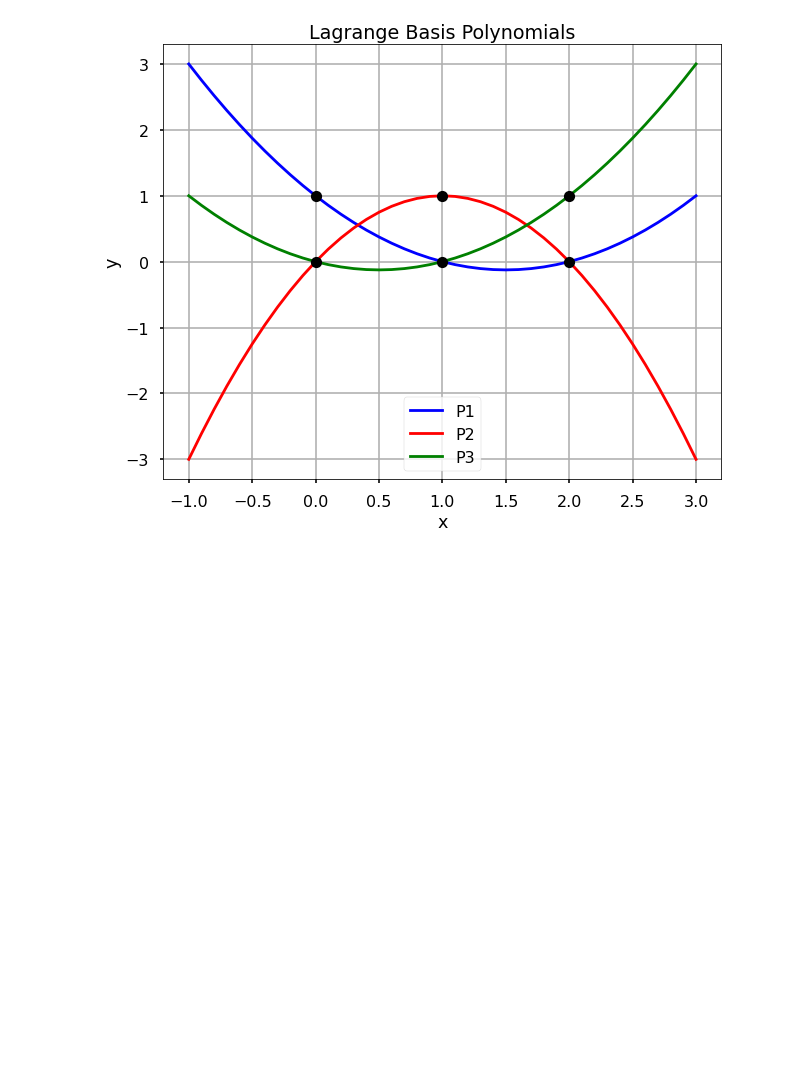
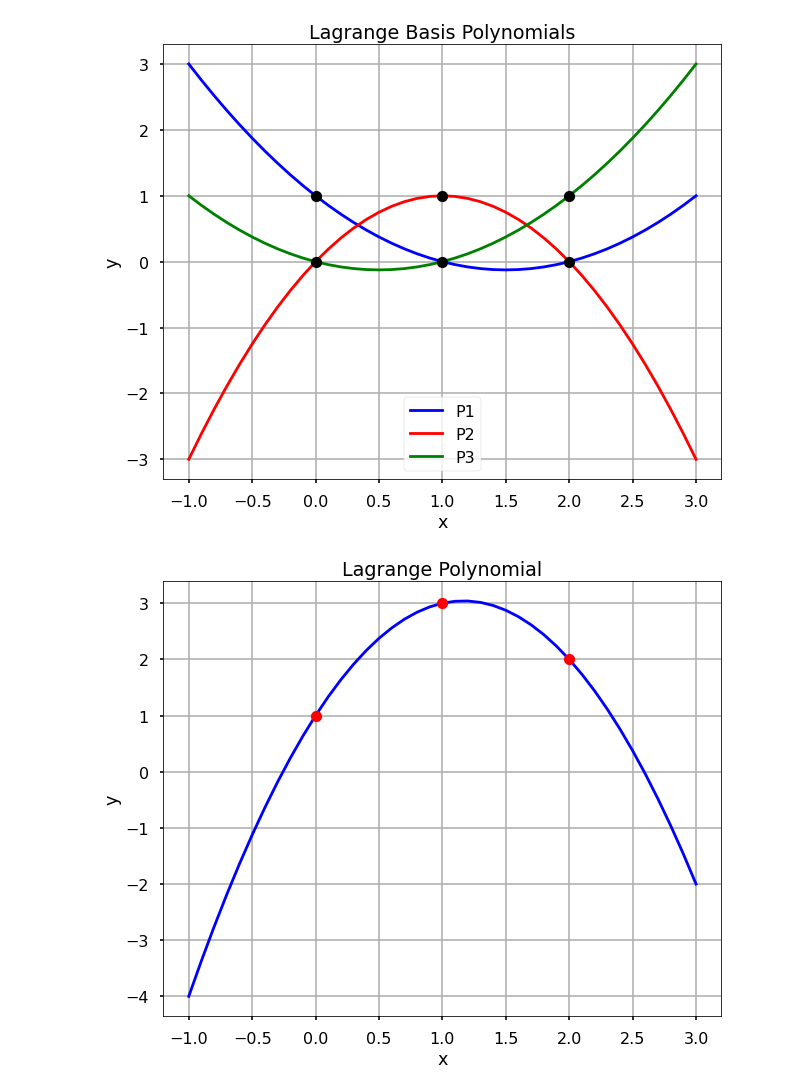
Before and after one commit to mrbarazi-97/numerical-methods, a Jupyter notebook: Lagrange Polynomial Interpolation/Lagrange-Polynomial-Interpolation.ipynb, the cells around one changed output. Cells and saved outputs as stored; diff of their text form; code cells hidden in the pictures; blank space fills up the shorter version.

```diff
--- a/Lagrange Polynomial Interpolation/Lagrange-Polynomial-Interpolation.ipynb
+++ b/Lagrange Polynomial Interpolation/Lagrange-Polynomial-Interpolation.ipynb
@@ -32,3 +31,15 @@ plt.legend()
 plt.show()
 # %% [output]
 [figure]
+# %%
+L = P1 + 3*P2 + 2*P3
+
+fig = plt.figure(figsize = (10,8))
+plt.plot(x_new, L(x_new), 'b', x, y, 'ro')
+plt.title('Lagrange Polynomial')
+plt.grid()
+plt.xlabel('x')
+plt.ylabel('y')
+plt.show()
+# %% [output]
+[figure, added]
```
Also changed, not shown: parts of 1 cell of this notebook, 2 other files.
